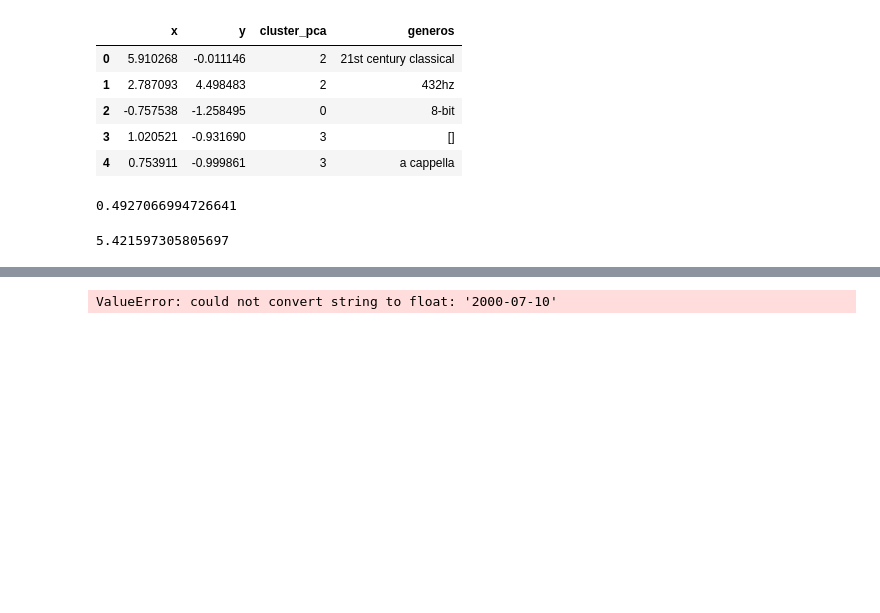
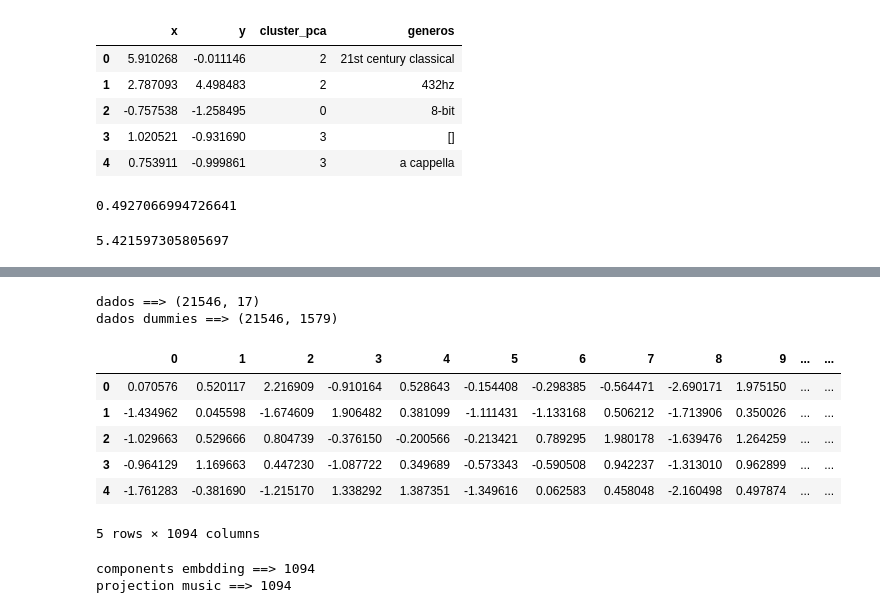
Before and after one commit to RobertoRosa7/reconhecendo-musica-k-means, a Jupyter notebook: main.ipynb, the cells around one changed output, grey strips where cells are left out. Cells and saved outputs as stored; diff of their text form; code cells hidden in the pictures; blank space fills up the shorter version.

```diff
--- a/main.ipynb
+++ b/main.ipynb
@@ -358,0 +289,4 @@ KeyboardInterrupt:
+# %%
+music_dumie = pd.concat([dados, pd.get_dummies(
+    dados['artists'], prefix='artists')], axis=1).drop(['artists'], axis=1)
+music_dumie.head()
@@ -359,6 +301,30 @@ KeyboardInterrupt:
+# %%
+print(f"dados ==> {dados.shape}")
+print(f'dados dummies ==> {music_dumie.shape}')
+# %% [output]
+dados ==> (21546, 17)
+dados dummies ==> (21546, 1579)
 # %%
-pca_pipeline = Pipeline([('scaler', StandardScaler()), ('PCA', PCA(n_components=0.7, random_state=SEED))])
-music_embedding_pca = pca_pipeline.fit_transform(dados_music_dummies.drop(['id', 'name', 'artists_song', 'release_date'], axis=1))
-projection = pd.DataFrame(data=music_embedding_pca)
+pca_pipeline = Pipeline([('scaler', StandardScaler()),
+                        ('PCA', PCA(n_components=0.7, random_state=SEED))])
+
+music_embedding_pca = pca_pipeline.fit_transform(music_dumie.drop(
+    ['id', 'name', 'artists_song', 'release_date'], axis=1))
+
+projection_music = pd.DataFrame(data=music_embedding_pca)
-# %% [output]
-ValueError: could not convert string to float: '2000-07-10'
+# %%
+projection_music.head()
+# %% [output]
+|  | 0 | 1 | 2 | 3 | 4 | 5 | 6 | 7 | 8 | 9 | ... | ... |
+| 0 | 0.070576 | 0.520117 | 2.216909 | -0.910164 | 0.528643 | -0.154408 | -0.298385 | -0.564471 | -2.690171 | 1.975150 | ... | ... |
+| 1 | -1.434962 | 0.045598 | -1.674609 | 1.906482 | 0.381099 | -1.111431 | -1.133168 | 0.506212 | -1.713906 | 0.350026 | ... | ... |
+| 2 | -1.029663 | 0.529666 | 0.804739 | -0.376150 | -0.200566 | -0.213421 | 0.789295 | 1.980178 | -1.639476 | 1.264259 | ... | ... |
+| 3 | -0.964129 | 1.169663 | 0.447230 | -1.087722 | 0.349689 | -0.573343 | -0.590508 | 0.942237 | -1.313010 | 0.962899 | ... | ... |
+| 4 | -1.761283 | -0.381690 | -1.215170 | 1.338292 | 1.387351 | -1.349616 | 0.062583 | 0.458048 | -2.160498 | 0.497874 | ... | ... |
+5 rows × 1094 columns
+# %%
+print(f'components embdding ==> {pca_pipeline[1].n_components_}')
+print(f'projection music ==> {projection_music.shape[1]}')
+# %% [output]
+components embdding ==> 1094
+projection music ==> 1094
```
Also changed, not shown: parts of 37 cells of this notebook, 1 other file.
